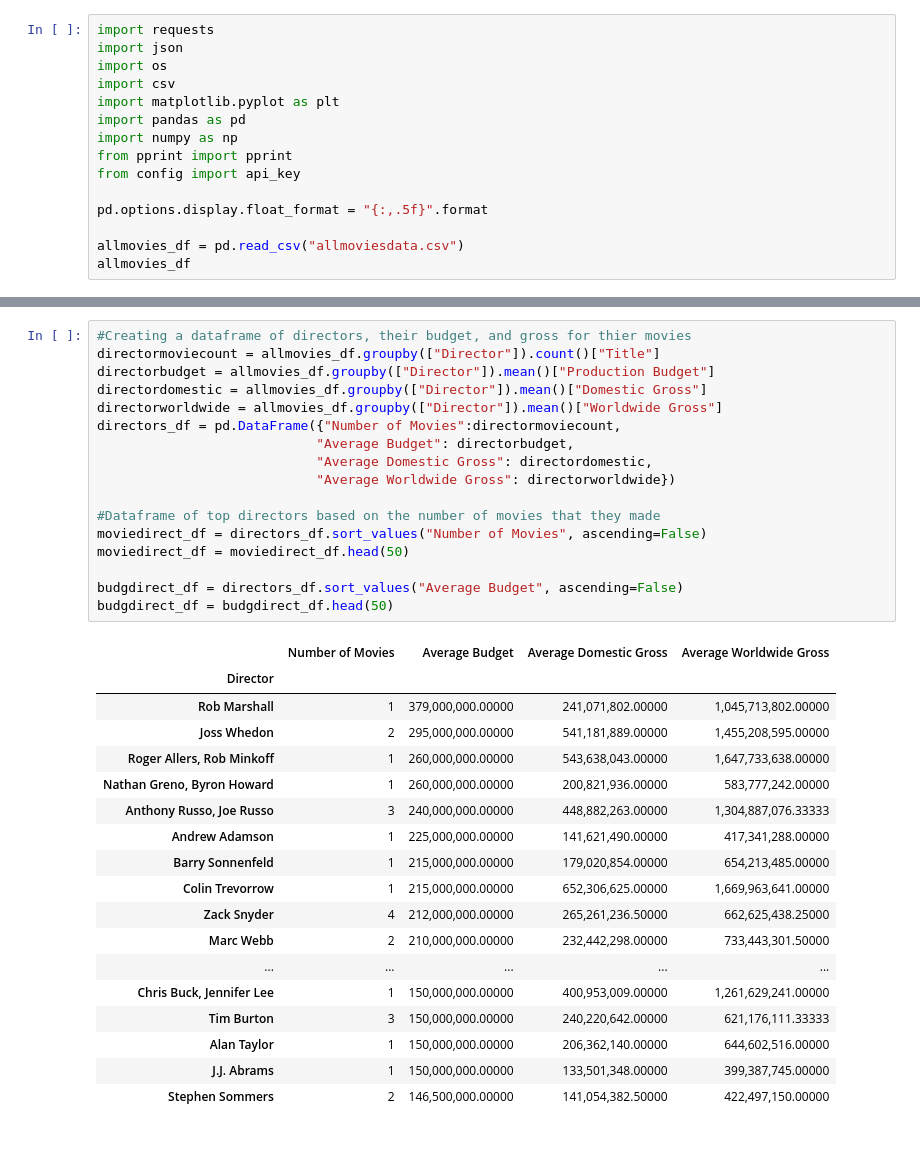
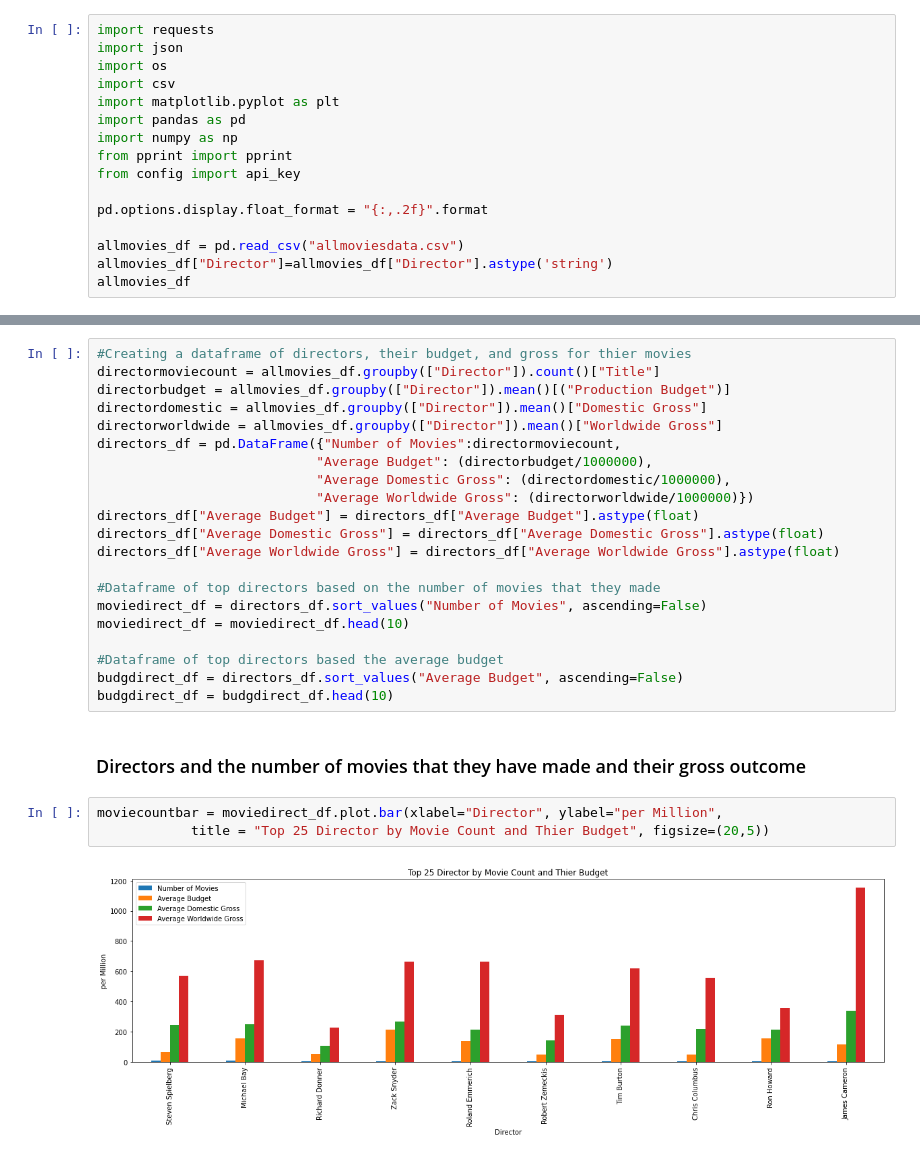
Before and after one commit to annied222/Project_1, a Jupyter notebook: directors.ipynb, the cells around one changed output, grey strips where cells are left out. Saved outputs shown, nothing was run; the diff lists cells and outputs as text.

Commit message:
Addind director analysis and bar charts associated

```diff
--- a/directors.ipynb
+++ b/directors.ipynb
@@ -9,9 +9,10 @@ import numpy as np
 from pprint import pprint
 from config import api_key
 
-pd.options.display.float_format = "{:,.5f}".format
+pd.options.display.float_format = "{:,.2f}".format
 
 allmovies_df = pd.read_csv("allmoviesdata.csv")
+allmovies_df["Director"]=allmovies_df["Director"].astype('string')
 allmovies_df
 # %% [output]
 |  | Movie ID | Rank | Title | Production Budget | Domestic Gross | Worldwide Gross | Main Genre | 2nd Genre | ... |
@@ -30,36 +31,28 @@ allmovies_df
 # %%
 #Creating a dataframe of directors, their budget, and gross for thier movies
 directormoviecount = allmovies_df.groupby(["Director"]).count()["Title"]
-directorbudget = allmovies_df.groupby(["Director"]).mean()["Production Budget"]
+directorbudget = allmovies_df.groupby(["Director"]).mean()[("Production Budget")]
 directordomestic = allmovies_df.groupby(["Director"]).mean()["Domestic Gross"]
 directorworldwide = allmovies_df.groupby(["Director"]).mean()["Worldwide Gross"]
 directors_df = pd.DataFrame({"Number of Movies":directormoviecount,
-                            "Average Budget": directorbudget,
-                            "Average Domestic Gross": directordomestic,
-                            "Average Worldwide Gross": directorworldwide})
+                            "Average Budget": (directorbudget/1000000),
+                            "Average Domestic Gross": (directordomestic/1000000),
+                            "Average Worldwide Gross": (directorworldwide/1000000)})
+directors_df["Average Budget"] = directors_df["Average Budget"].astype(float)
+directors_df["Average Domestic Gross"] = directors_df["Average Domestic Gross"].astype(float)
+directors_df["Average Worldwide Gross"] = directors_df["Average Worldwide Gross"].astype(float)
 
 #Dataframe of top directors based on the number of movies that they made
 moviedirect_df = directors_df.sort_values("Number of Movies", ascending=False)
-moviedirect_df = moviedirect_df.head(50)
+moviedirect_df = moviedirect_df.head(10)
 
+#Dataframe of top directors based the average budget
 budgdirect_df = directors_df.sort_values("Average Budget", ascending=False)
-budgdirect_df = budgdirect_df.head(50)
+budgdirect_df = budgdirect_df.head(10)
-# %% [output]
-|  | Number of Movies | Average Budget | Average Domestic Gross | Average Worldwide Gross |
-| Director |  |  |  |  |
-| Rob Marshall | 1 | 379,000,000.00000 | 241,071,802.00000 | 1,045,713,802.00000 |
-| Joss Whedon | 2 | 295,000,000.00000 | 541,181,889.00000 | 1,455,208,595.00000 |
-| Roger Allers, Rob Minkoff | 1 | 260,000,000.00000 | 543,638,043.00000 | 1,647,733,638.00000 |
-| Nathan Greno, Byron Howard | 1 | 260,000,000.00000 | 200,821,936.00000 | 583,777,242.00000 |
-| Anthony Russo, Joe Russo | 3 | 240,000,000.00000 | 448,882,263.00000 | 1,304,887,076.33333 |
-| Andrew Adamson | 1 | 225,000,000.00000 | 141,621,490.00000 | 417,341,288.00000 |
-| Barry Sonnenfeld | 1 | 215,000,000.00000 | 179,020,854.00000 | 654,213,485.00000 |
-| Colin Trevorrow | 1 | 215,000,000.00000 | 652,306,625.00000 | 1,669,963,641.00000 |
-| Zack Snyder | 4 | 212,000,000.00000 | 265,261,236.50000 | 662,625,438.25000 |
-| Marc Webb | 2 | 210,000,000.00000 | 232,442,298.00000 | 733,443,301.50000 |
-| ... | ... | ... | ... | ... |
-| Chris Buck, Jennifer Lee | 1 | 150,000,000.00000 | 400,953,009.00000 | 1,261,629,241.00000 |
-| Tim Burton | 3 | 150,000,000.00000 | 240,220,642.00000 | 621,176,111.33333 |
-| Alan Taylor | 1 | 150,000,000.00000 | 206,362,140.00000 | 644,602,516.00000 |
-| J.J. Abrams | 1 | 150,000,000.00000 | 133,501,348.00000 | 399,387,745.00000 |
-| Stephen Sommers | 2 | 146,500,000.00000 | 141,054,382.50000 | 422,497,150.00000 |
+# %% [markdown]
+### Directors and the number of movies that they have made and their gross outcome
+# %%
+moviecountbar = moviedirect_df.plot.bar(xlabel="Director", ylabel="per Million",
+            title = "Top 25 Director by Movie Count and Thier Budget", figsize=(20,5))
+# %% [output]
+[figure, added]
```
Also changed, not shown: parts of 2 cells of this notebook, 5 other files.
